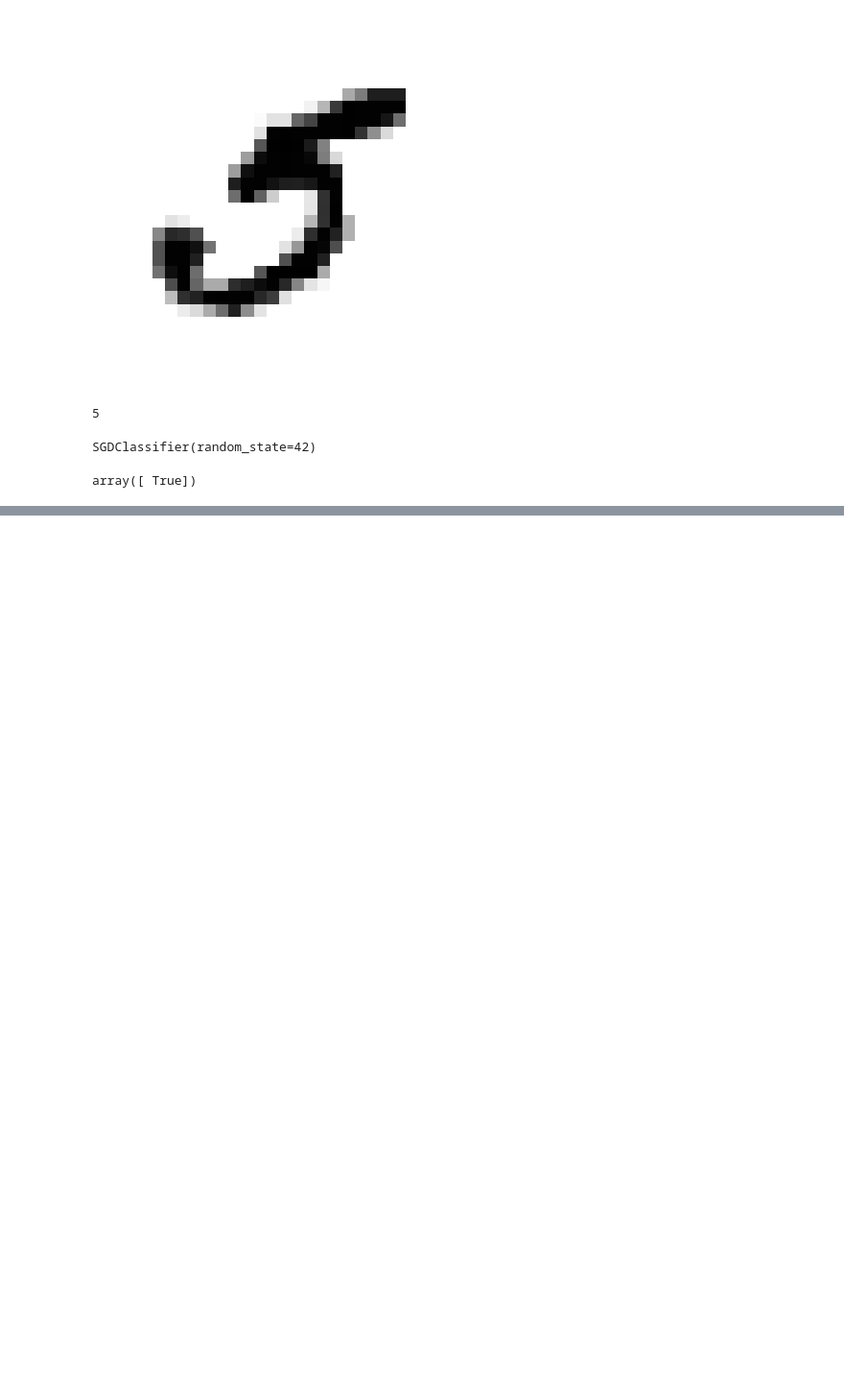
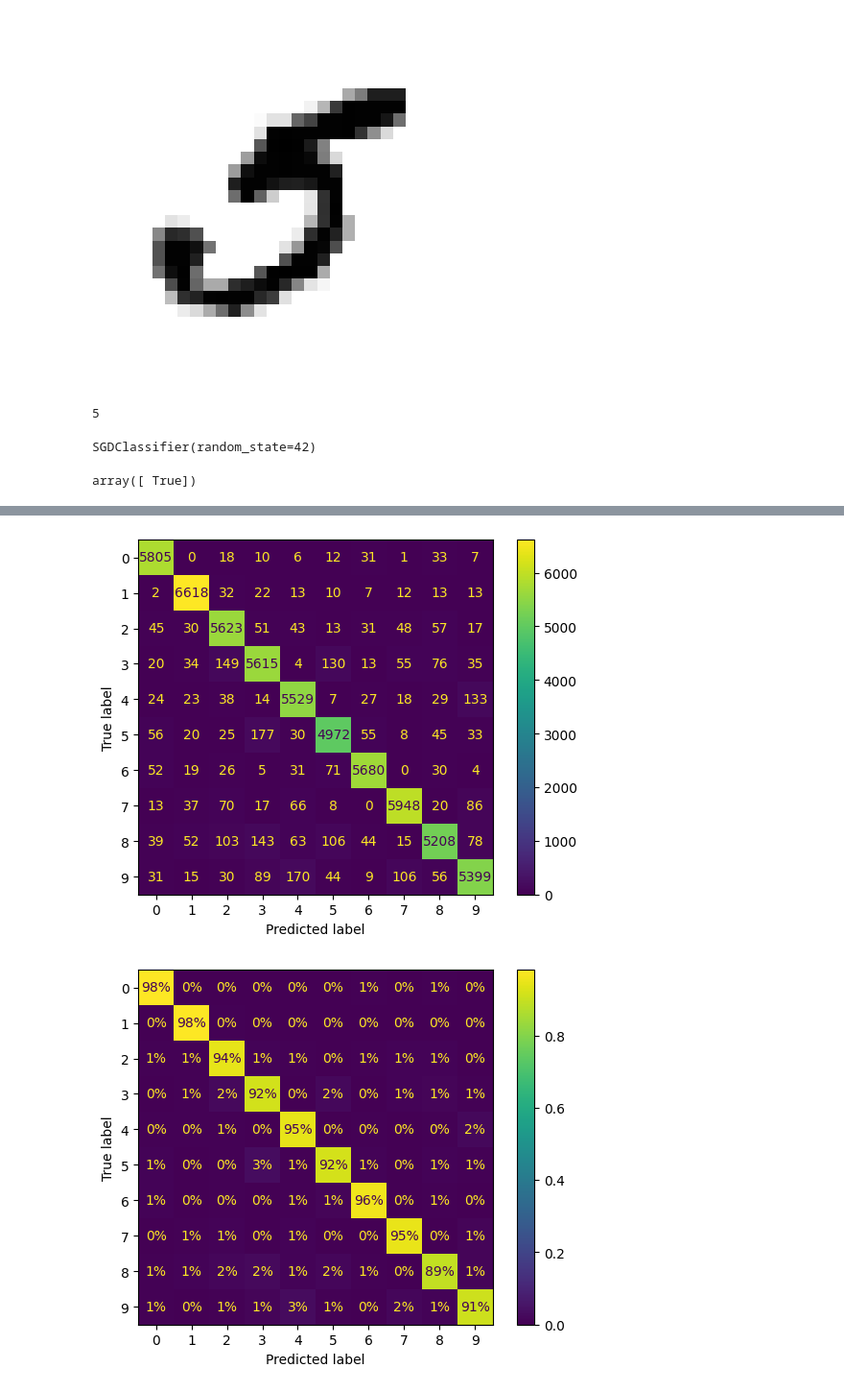
Before and after one commit to Ujjwal238/First_Model, a Jupyter notebook: Untitled4.ipynb, the cells around one changed output, grey strips where cells are left out. Shown: that part at 96% size. Saved outputs shown, nothing was run; the diff lists cells and outputs as text; code cells hidden in the pictures; blank space fills up the shorter version.

```diff
--- a/Untitled4.ipynb
+++ b/Untitled4.ipynb
@@ -83,0 +282,11 @@ f1_score(y_train_5, y_train_pred)
+# %%
+from sklearn.metrics import ConfusionMatrixDisplay
+y_train_pred = cross_val_predict(forest_clf, X_train_scaled, y_train, cv=3)
+ConfusionMatrixDisplay.from_predictions(y_train, y_train_pred)
+plt.show()
+ConfusionMatrixDisplay.from_predictions(y_train, y_train_pred,
+ normalize="true", values_format=".0%")
+plt.show()
+# %% [output]
+[figure, added]
+[figure, added]
```
Also changed, not shown: parts of 29 cells of this notebook.
